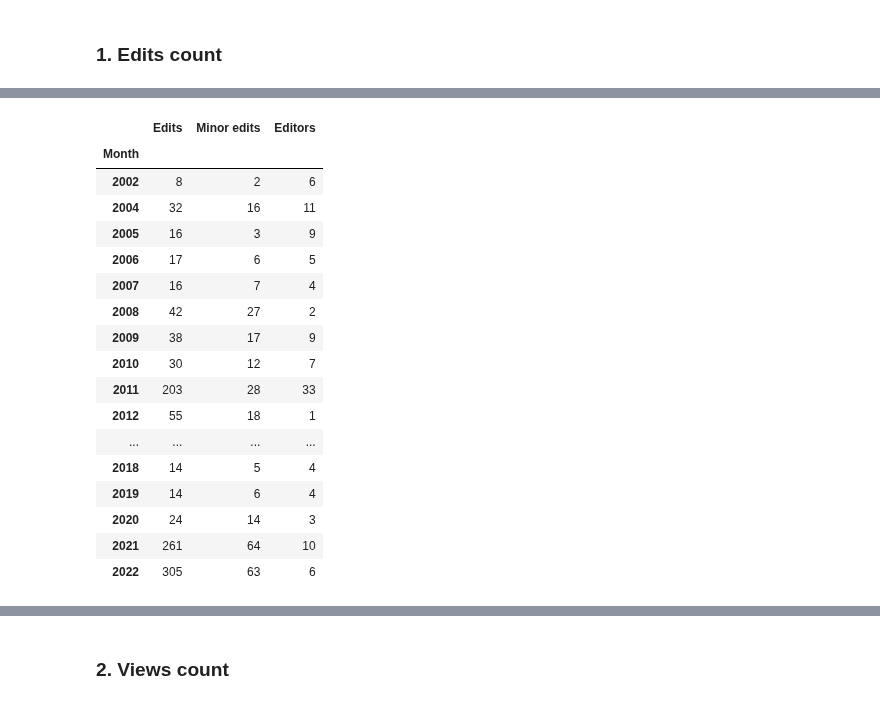
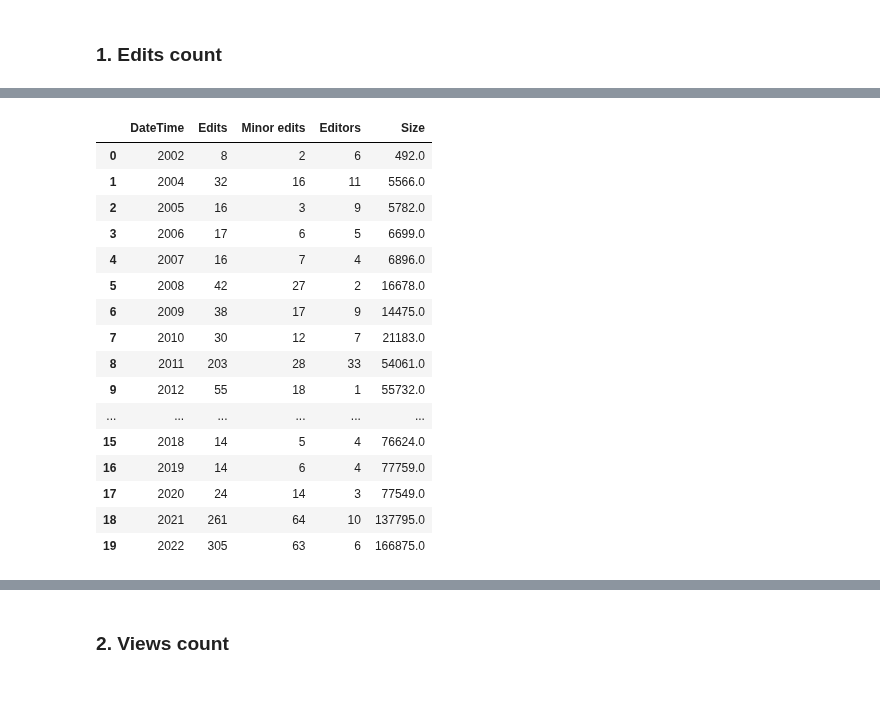
Before and after one commit to JohnMadrid/EC_env_images, a Jupyter notebook: WikiPageAnalysis/page_visits_analysis.ipynb, the cells around one changed output, grey strips where cells are left out. Cells and saved outputs as stored; diff of their text form; code cells hidden in the pictures.

Commit message:
Articles edits count and size visualization update

```diff
--- a/WikiPageAnalysis/page_visits_analysis.ipynb
+++ b/WikiPageAnalysis/page_visits_analysis.ipynb
@@ -6,12 +6,13 @@ In what follows, an analysis of the page edits and views count for the _"Embodie
 # %%
 import pandas as pd
 from matplotlib import pyplot as plt
+plt.rcParams.update({'font.size': 22})
+import seaborn as sns
+import numpy as np
 import datetime
 
-df_views_count = pd.read_csv('wiki_ec_page_views.csv', delimiter=",", header=0, index_col=False)
+df_views_count = pd.read_csv('Data/wikishark_ec_page_views.csv', delimiter=",", header=0, index_col=False)
+df_views_count_update = pd.read_csv('Data/wikishark_ec_page_views_updated.csv', delimiter=",", header=0, index_col=False)
+df_edits_count = pd.read_csv('Data/wikishark_ec_edits_count2.csv', delimiter=",", header=0, index_col=False)
 
-df_edits_count = pd.read_csv('wiki_ec_edits_count2.csv', delimiter=",", header=0, index_col=False)
-
-# Converting date to a datestamp type
-df_views_count["DateTime"] = pd.to_datetime(df_views_count["DateTime"])
-df_edits_count["Month"] = pd.to_datetime(df_edits_count["Month"])
+df_edits_count
@@ -18,3 +33,8 @@ df_edits_count["Month"] = pd.to_datetime(df_edits_count["Month"])
+# %%
+# Converting date to a datestamp type
+df_views_count["DateTime"] = pd.to_datetime(df_views_count["DateTime"])
+df_views_count_update["DateTime"] = pd.to_datetime(df_views_count_update["DateTime"])
+df_edits_count["DateTime"] = pd.to_datetime(df_edits_count["DateTime"])
 # %% [markdown]
 ### 1. Data  preprocessing
 # %%
@@ -23,7 +43,8 @@ print(df_edits_count.isnull().sum())
 #
 # Setting DateTime as index from csv files
 df_views_count = df_views_count.set_index("DateTime")
-df_edits_count = df_edits_count.set_index("Month")
+df_views_count_update = df_views_count_update.set_index("DateTime")
+df_edits_count = df_edits_count.set_index("DateTime")
 
 df_edits_count.index
 # %% [output]
@@ -96,31 +96,31 @@ Name: Size, dtype: int64
 # %%
 # Sum per year
 edit_sum_year = df_edits_count["Edits"].groupby(edits_year).sum()
 minor_sum_year = df_edits_count["Minor edits"].groupby(edits_year).sum()
 editors_sum_year = df_edits_count["IPs"].groupby(edits_year).sum()
 size_year = df_edits_count["Size"].groupby(edits_year).sum()
 
 edit_sum_year  = pd.DataFrame(edit_sum_year)
 edit_sum_year["Minor edits"] = pd.DataFrame(minor_sum_year)
 edit_sum_year["Editors"] = pd.DataFrame(editors_sum_year)
-# edit_sum_year['Size'] = pd.DataFrame(size_year)
-edit_sum_year
+edit_sum_year['Size'] = pd.DataFrame(size_year)
+edit_sum_year2 = edit_sum_year.reset_index()
+edit_sum_year2
 # %% [output]
-|  | Edits | Minor edits | Editors |
-| Month |  |  |  |
-| 2002 | 8 | 2 | 6 |
-| 2004 | 32 | 16 | 11 |
-| 2005 | 16 | 3 | 9 |
-| 2006 | 17 | 6 | 5 |
-| 2007 | 16 | 7 | 4 |
-| 2008 | 42 | 27 | 2 |
-| 2009 | 38 | 17 | 9 |
-| 2010 | 30 | 12 | 7 |
-| 2011 | 203 | 28 | 33 |
-| 2012 | 55 | 18 | 1 |
-| ... | ... | ... | ... |
-| 2018 | 14 | 5 | 4 |
-| 2019 | 14 | 6 | 4 |
-| 2020 | 24 | 14 | 3 |
-| 2021 | 261 | 64 | 10 |
-| 2022 | 305 | 63 | 6 |
+|  | DateTime | Edits | Minor edits | Editors | Size |
+| 0 | 2002 | 8 | 2 | 6 | 492.0 |
+| 1 | 2004 | 32 | 16 | 11 | 5566.0 |
+| 2 | 2005 | 16 | 3 | 9 | 5782.0 |
+| 3 | 2006 | 17 | 6 | 5 | 6699.0 |
+| 4 | 2007 | 16 | 7 | 4 | 6896.0 |
+| 5 | 2008 | 42 | 27 | 2 | 16678.0 |
+| 6 | 2009 | 38 | 17 | 9 | 14475.0 |
+| 7 | 2010 | 30 | 12 | 7 | 21183.0 |
+| 8 | 2011 | 203 | 28 | 33 | 54061.0 |
+| 9 | 2012 | 55 | 18 | 1 | 55732.0 |
+| ... | ... | ... | ... | ... | ... |
+| 15 | 2018 | 14 | 5 | 4 | 76624.0 |
+| 16 | 2019 | 14 | 6 | 4 | 77759.0 |
+| 17 | 2020 | 24 | 14 | 3 | 77549.0 |
+| 18 | 2021 | 261 | 64 | 10 | 137795.0 |
+| 19 | 2022 | 305 | 63 | 6 | 166875.0 |
```
Also changed, not shown: parts of 20 cells of this notebook, 8 other files.
